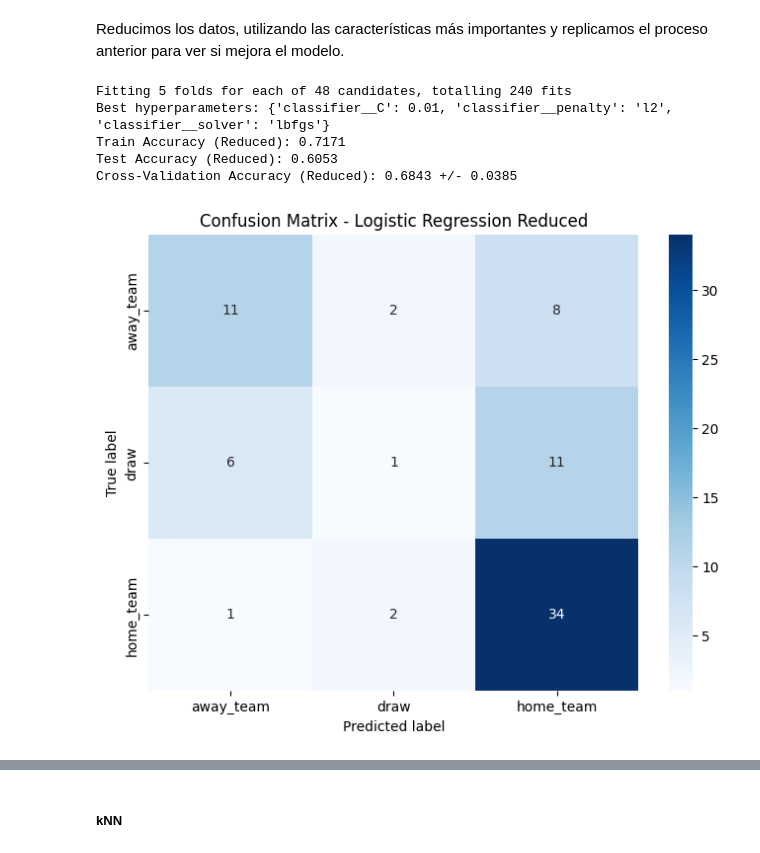
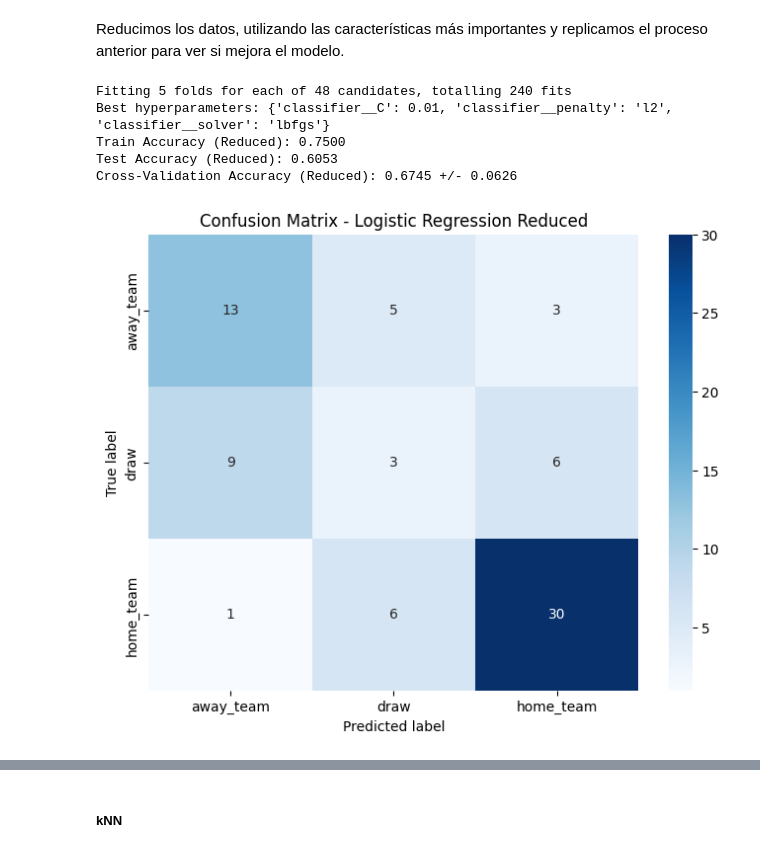
Before and after one commit to Jaime-Linares/DataAnalysis-FootySage, a Jupyter notebook: feature_selection_reducing_dataset.ipynb, the cells around one changed output, grey strips where cells are left out. Drawn from its saved outputs; the diff is of its cells as text; code cells hidden in the pictures.

Commit message:
[feat] reduce dataset dimensionality without lose information (contextual statistics and tactics) finished

```diff
--- a/feature_selection_reducing_dataset.ipynb
+++ b/feature_selection_reducing_dataset.ipynb
@@ -477,7 +495,7 @@ dt_pipeline = Pipeline([
 
 # definimos el espacio de búsqueda de hiperparámetros
 dt_param_grid = {
-    'classifier__max_depth': [5, 8, 10],
+    'classifier__max_depth': [4, 5, 8, 10, 12],
     'classifier__min_samples_split': [2, 5, 8],
     'classifier__min_samples_leaf': [1, 2, 4]
 }
@@ -581,7 +599,7 @@ Importance of features:
 Reducimos los datos, utilizando las características más importantes y replicamos el proceso anterior para ver si mejora el modelo.
 # %%
 # filtramos las características con importancia mayor a un umbral
-important_features = feature_importances[feature_importances['Importance'] > 0.01]['Feature']
+important_features = feature_importances[feature_importances['Importance'] > 0.0001]['Feature']
 X_reduced = X[important_features]
 
 # dividimos los datos reducidos en entrenamiento y prueba
@@ -759,7 +777,7 @@ Importance of features:
 Reducimos los datos, utilizando las características más importantes y replicamos el proceso anterior para ver si mejora el modelo.
 # %%
 # filtramos las características con coeficientes mayores a un umbral
-important_features = feature_importances[feature_importances['Coefficient'].abs() > 0.005]['Feature']
+important_features = feature_importances[feature_importances['Coefficient'].abs() > 0.001]['Feature']
 X_reduced = X[important_features]
 
 # dividimos los datos reducidos en entrenamiento y prueba
@@ -770,37 +788,37 @@ grid_search.fit(X_train_reduced, y_train)
 # mejores parámetros
 print("Best hyperparameters:", grid_search.best_params_)
 # mejor modelo reducido
-lr_best_model_reduced = grid_search.best_estimator_
+knn_best_model_reduced = grid_search.best_estimator_
 
 # evaluación del modelo reducido
-train_accuracy_reduced = lr_best_model_reduced.score(X_train_reduced, y_train)
+train_accuracy_reduced = knn_best_model_reduced.score(X_train_reduced, y_train)
 print(f"Train Accuracy (Reduced): {train_accuracy_reduced:.4f}")
-test_accuracy_reduced = lr_best_model_reduced.score(X_test_reduced, y_test)
+test_accuracy_reduced = knn_best_model_reduced.score(X_test_reduced, y_test)
 print(f"Test Accuracy (Reduced): {test_accuracy_reduced:.4f}")
 
 # validación cruzada con el modelo reducido
-cv_scores_reduced = cross_val_score(lr_best_model_reduced, X_train_reduced, y_train, cv=5, scoring='accuracy')
+cv_scores_reduced = cross_val_score(knn_best_model_reduced, X_train_reduced, y_train, cv=5, scoring='accuracy')
 print(f"Cross-Validation Accuracy (Reduced): {cv_scores_reduced.mean():.4f} +/- {cv_scores_reduced.std():.4f}")
 # %% [output]
 Fitting 5 folds for each of 48 candidates, totalling 240 fits
 Best hyperparameters: {'classifier__C': 0.01, 'classifier__penalty': 'l2', 'classifier__solver': 'lbfgs'}
-Train Accuracy (Reduced): 0.7171
+Train Accuracy (Reduced): 0.7500
 Test Accuracy (Reduced): 0.6053
-Cross-Validation Accuracy (Reduced): 0.6843 +/- 0.0385
+Cross-Validation Accuracy (Reduced): 0.6745 +/- 0.0626
 # %%
 # predicciones en el conjunto de prueba reducido
-y_pred_reduced = lr_best_model_reduced.predict(X_test_reduced)
+y_pred_reduced = knn_best_model_reduced.predict(X_test_reduced)
 
 # matriz de confusión para modelo reducido
 conf_matrix = confusion_matrix(y_test, y_pred_reduced)
 plt.figure(figsize=(8, 6))
 sns.heatmap(conf_matrix, annot=True, fmt='d', cmap='Blues', xticklabels=encoder.classes_, yticklabels=encoder.classes_)
 plt.xlabel('Predicted label')
 plt.ylabel('True label')
 plt.title('Confusion Matrix - Logistic Regression Reduced')
 plt.show()
 # %% [output]
-[figure, old version]
+[figure, new version]
 # %%
 # reporte de clasificación para modelo reducido
 print(classification_report(y_test, y_pred_reduced))
```
Also changed, not shown: parts of 38 cells of this notebook, 2 other files.
